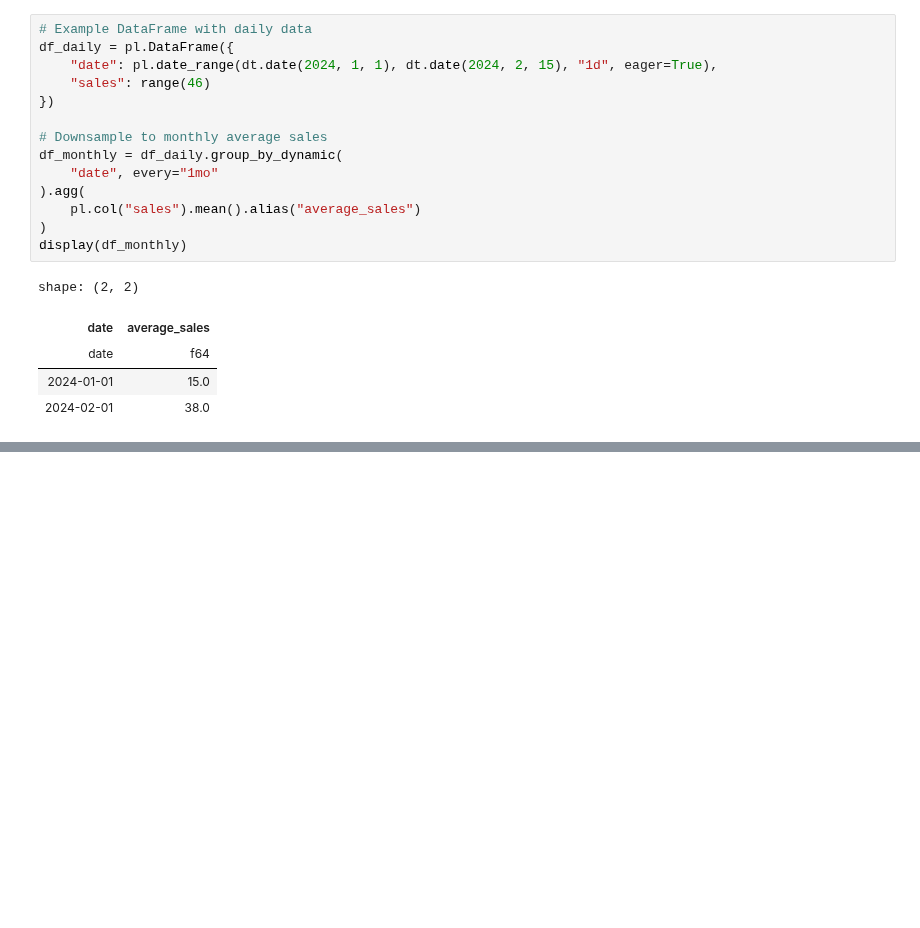
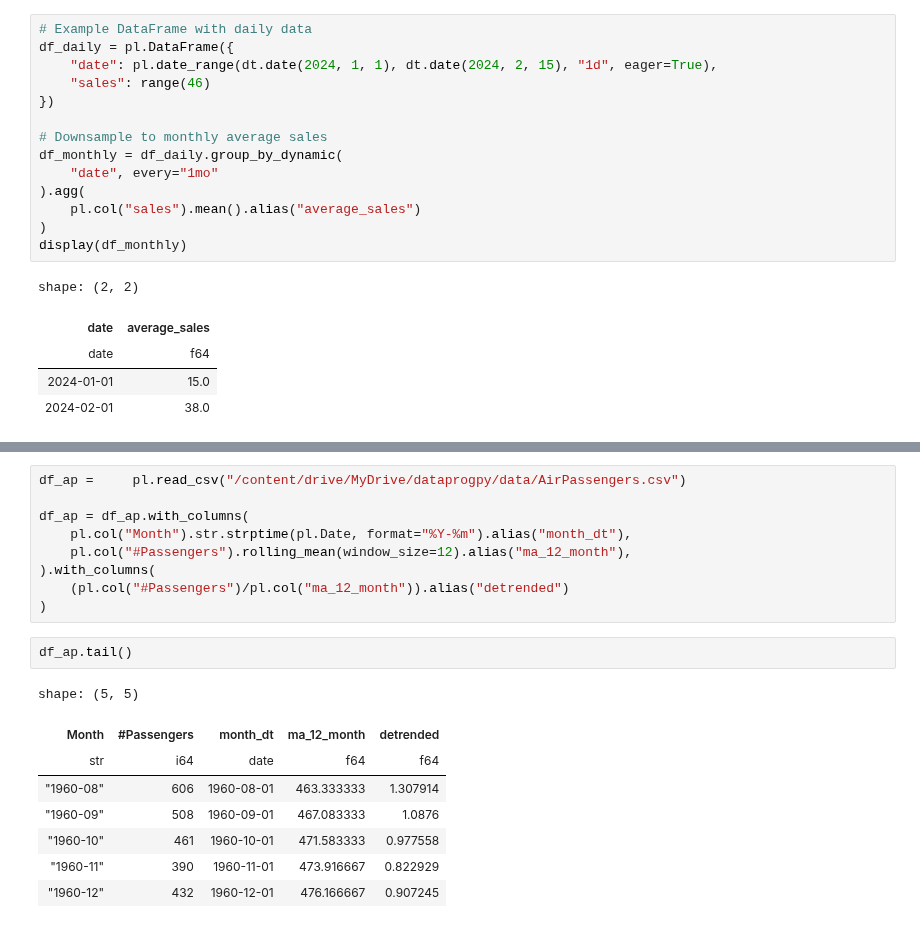
Before and after one commit to dataprogpy/code-samples, a Jupyter notebook: starter_files/09_time_series_analysis.ipynb, the cells around one changed output, grey strips where cells are left out. Cells and saved outputs as stored; diff of their text form; blank space fills up the shorter version.

```diff
--- a/starter_files/09_time_series_analysis.ipynb
+++ b/starter_files/09_time_series_analysis.ipynb
@@ -182,0 +183,20 @@ shape: (5, 2)
+# %%
+df_ap =     pl.read_csv("/content/drive/MyDrive/dataprogpy/data/AirPassengers.csv")
+
+df_ap = df_ap.with_columns(
+    pl.col("Month").str.strptime(pl.Date, format="%Y-%m").alias("month_dt"),
+    pl.col("#Passengers").rolling_mean(window_size=12).alias("ma_12_month"),
+).with_columns(
+    (pl.col("#Passengers")/pl.col("ma_12_month")).alias("detrended")
+)
+# %%
+df_ap.tail()
+# %% [output]
+shape: (5, 5)
+| Month | #Passengers | month_dt | ma_12_month | detrended |
+| str | i64 | date | f64 | f64 |
+| "1960-08" | 606 | 1960-08-01 | 463.333333 | 1.307914 |
+| "1960-09" | 508 | 1960-09-01 | 467.083333 | 1.0876 |
+| "1960-10" | 461 | 1960-10-01 | 471.583333 | 0.977558 |
+| "1960-11" | 390 | 1960-11-01 | 473.916667 | 0.822929 |
+| "1960-12" | 432 | 1960-12-01 | 476.166667 | 0.907245 |
```
Also changed, not shown: parts of 9 cells of this notebook.
